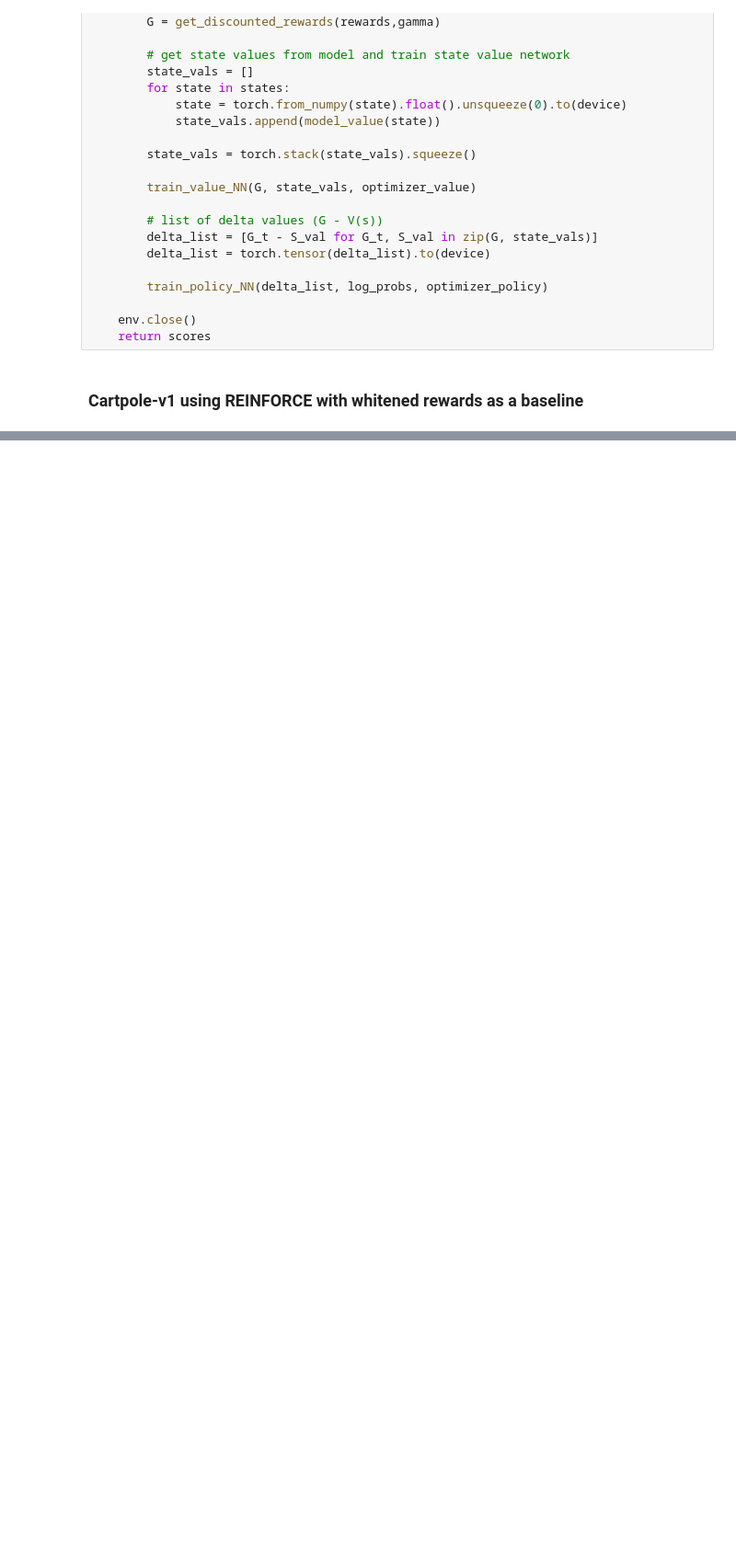
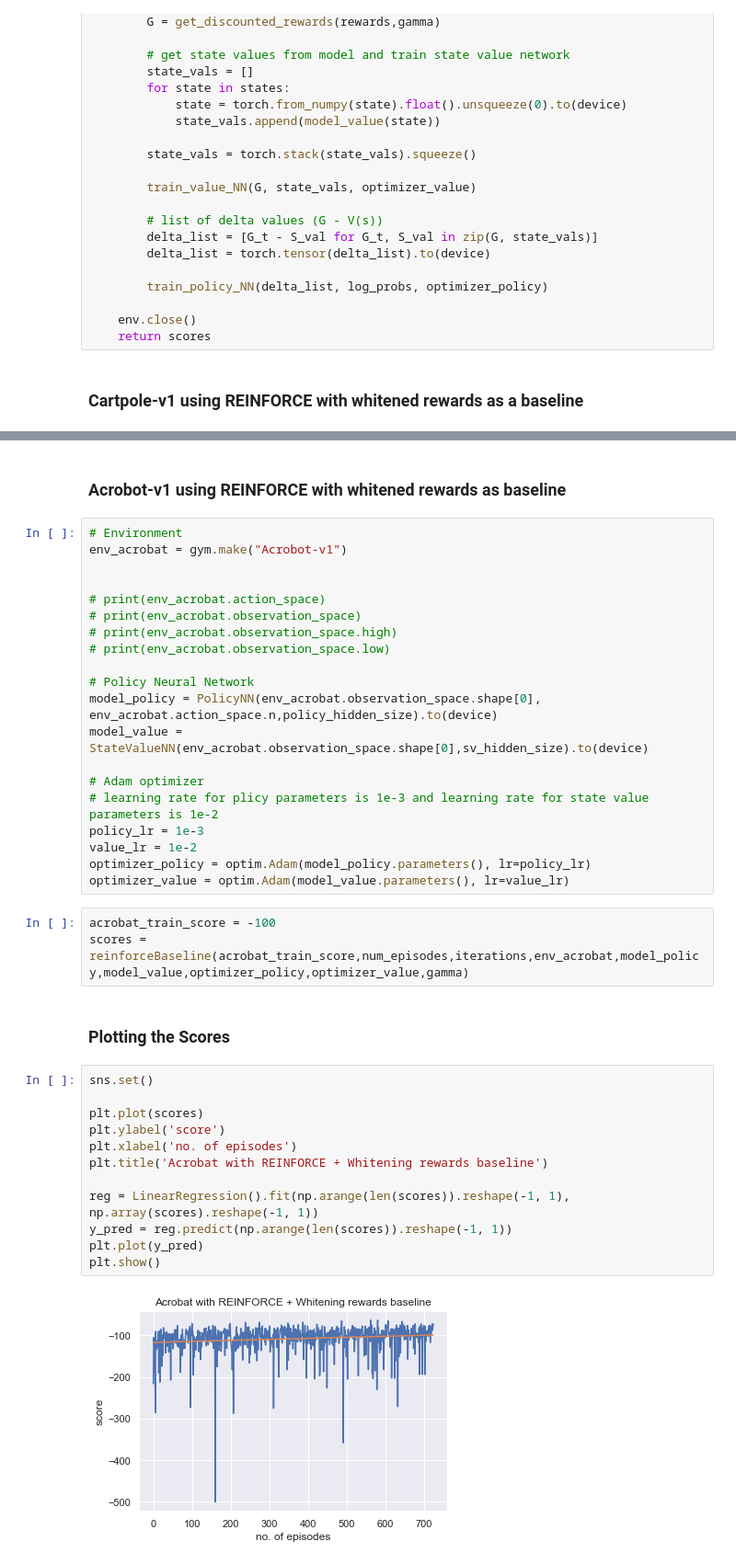
Before and after one commit to pragya16067/Reinforcement-Learning-Project, a Jupyter notebook: Algorithms/REINFORCE.ipynb, the cells around one changed output, grey strips where cells are left out. Shown: that part at 92% size. Cells and saved outputs as stored; diff of their text form; blank space fills up the shorter version.

```diff
--- a/Algorithms/REINFORCE.ipynb
+++ b/Algorithms/REINFORCE.ipynb
@@ -328,0 +330,41 @@ sum(scores)/len(scores)
+# %% [markdown]
+### Acrobot-v1 using REINFORCE with whitened rewards as baseline
+# %%
+# Environment
+env_acrobat = gym.make("Acrobot-v1")
+
+
+# print(env_acrobat.action_space)
+# print(env_acrobat.observation_space)
+# print(env_acrobat.observation_space.high)
+# print(env_acrobat.observation_space.low)
+
+# Policy Neural Network
+model_policy = PolicyNN(env_acrobat.observation_space.shape[0], env_acrobat.action_space.n,policy_hidden_size).to(device)
+model_value = StateValueNN(env_acrobat.observation_space.shape[0],sv_hidden_size).to(device)
+
+# Adam optimizer
+# learning rate for plicy parameters is 1e-3 and learning rate for state value parameters is 1e-2
+policy_lr = 1e-3
+value_lr = 1e-2
+optimizer_policy = optim.Adam(model_policy.parameters(), lr=policy_lr)
+optimizer_value = optim.Adam(model_value.parameters(), lr=value_lr)
+# %%
+acrobat_train_score = -100
+scores = reinforceBaseline(acrobat_train_score,num_episodes,iterations,env_acrobat,model_policy,model_value,optimizer_policy,optimizer_value,gamma)
+# %% [markdown]
+### Plotting the Scores
+# %%
+sns.set()
+
+plt.plot(scores)
+plt.ylabel('score')
+plt.xlabel('no. of episodes')
+plt.title('Acrobat with REINFORCE + Whitening rewards baseline')
+
+reg = LinearRegression().fit(np.arange(len(scores)).reshape(-1, 1), np.array(scores).reshape(-1, 1))
+y_pred = reg.predict(np.arange(len(scores)).reshape(-1, 1))
+plt.plot(y_pred)
+plt.show()
+# %% [output]
+[figure, added]
```
Also changed, not shown: parts of 16 cells of this notebook, 1 other file.
